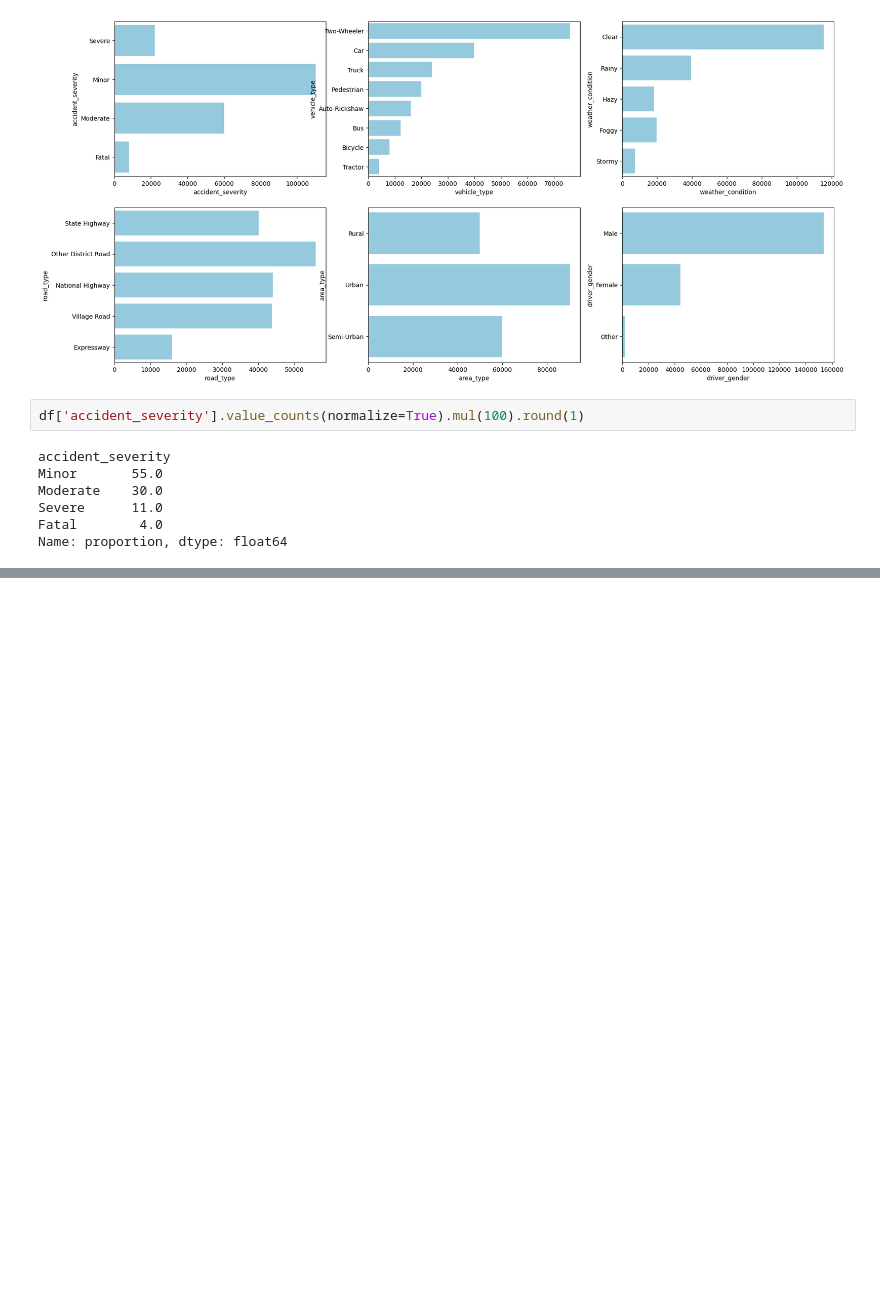
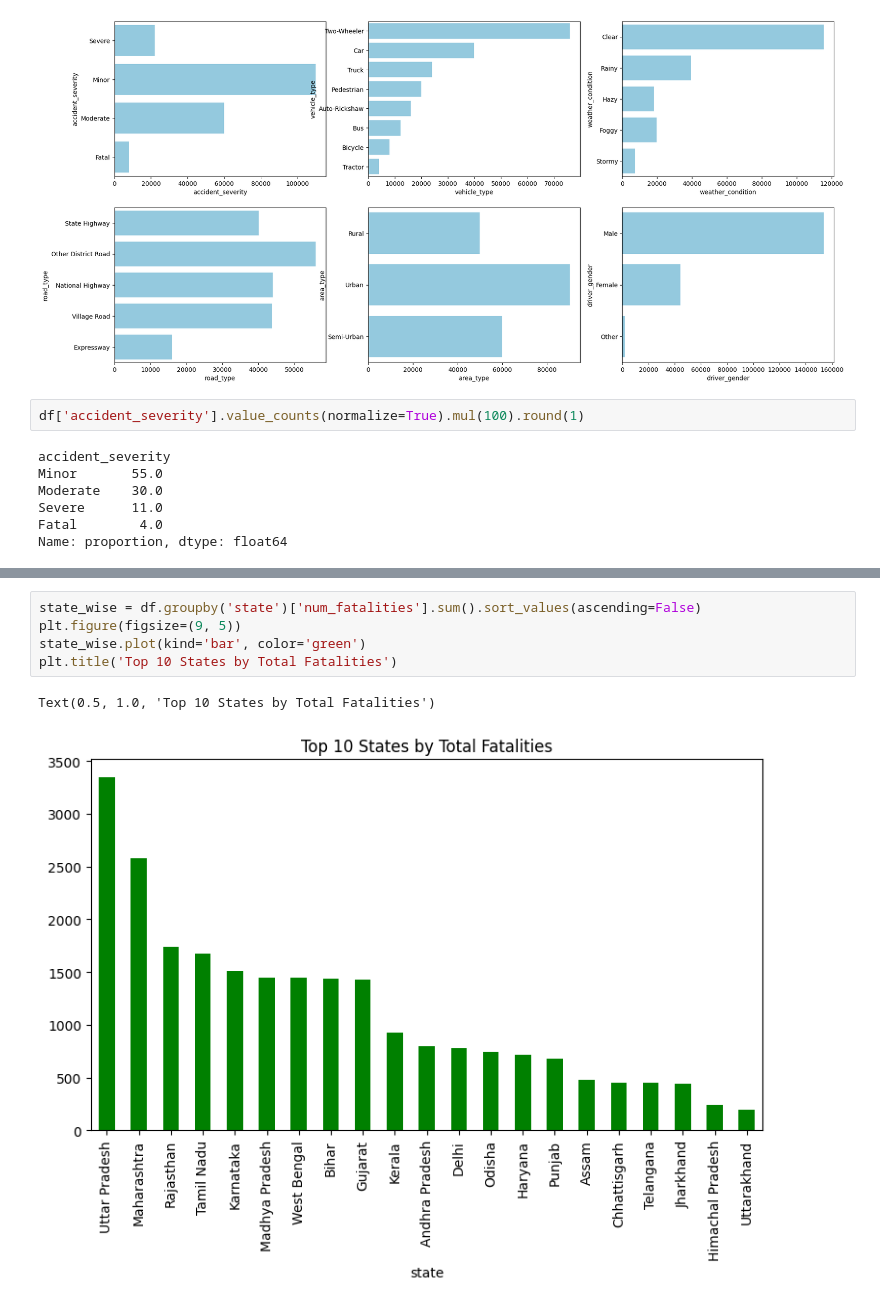
Before and after one commit to pushkarupadhyay587-a11y/gdg_probation_task1, a Jupyter notebook: eda.ipynb, the cells around one changed output, grey strips where cells are left out. Saved outputs shown, nothing was run; the diff lists cells and outputs as text; blank space fills up the shorter version.

```diff
--- a/eda.ipynb
+++ b/eda.ipynb
@@ -683,0 +698,8 @@ Name: proportion, dtype: float64
+# %%
+state_wise = df.groupby('state')['num_fatalities'].sum().sort_values(ascending=False)
+plt.figure(figsize=(9, 5))
+state_wise.plot(kind='bar', color='green')
+plt.title('Top 10 States by Total Fatalities')
+# %% [output]
+Text(0.5, 1.0, 'Top 10 States by Total Fatalities')
+[figure, added]
```
Also changed, not shown: parts of 14 cells of this notebook.
